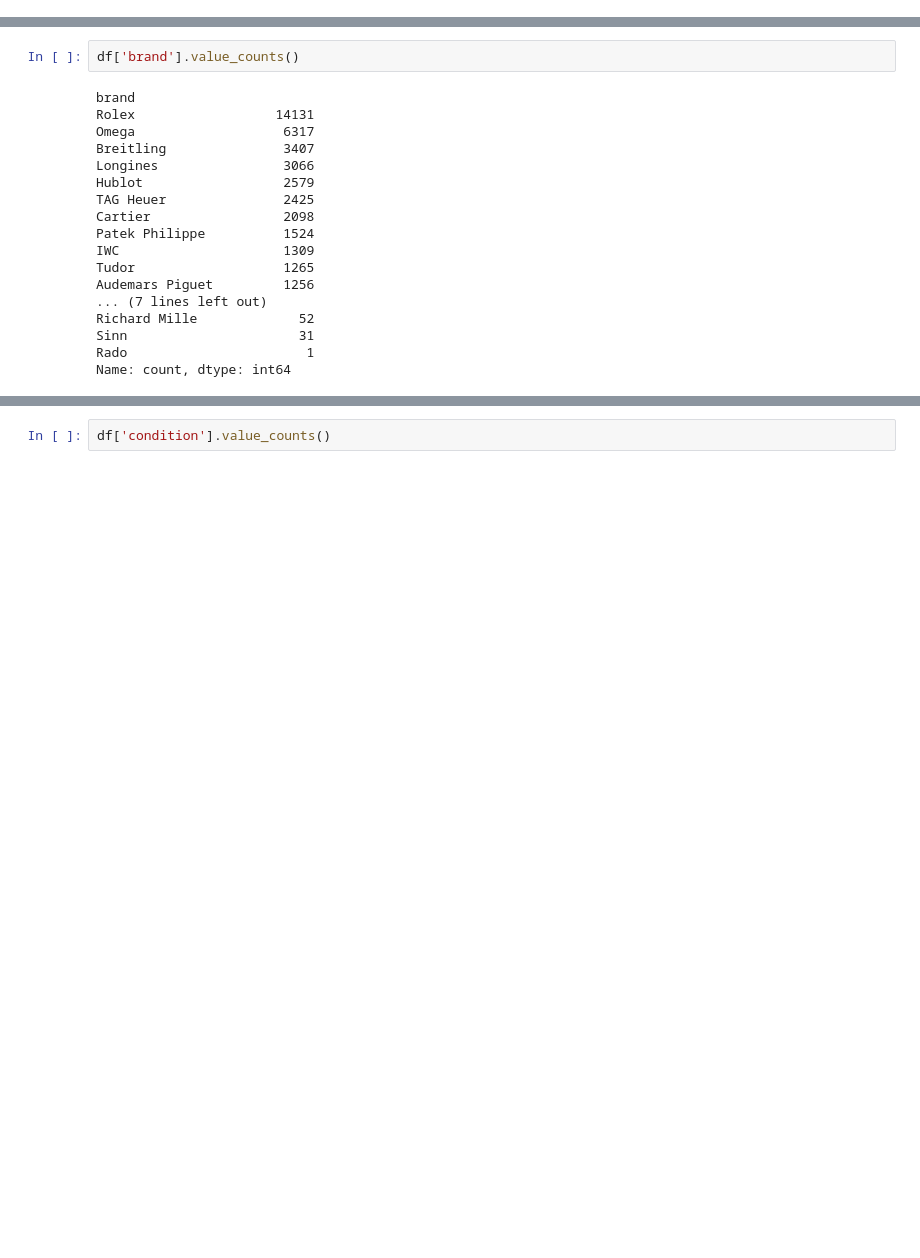
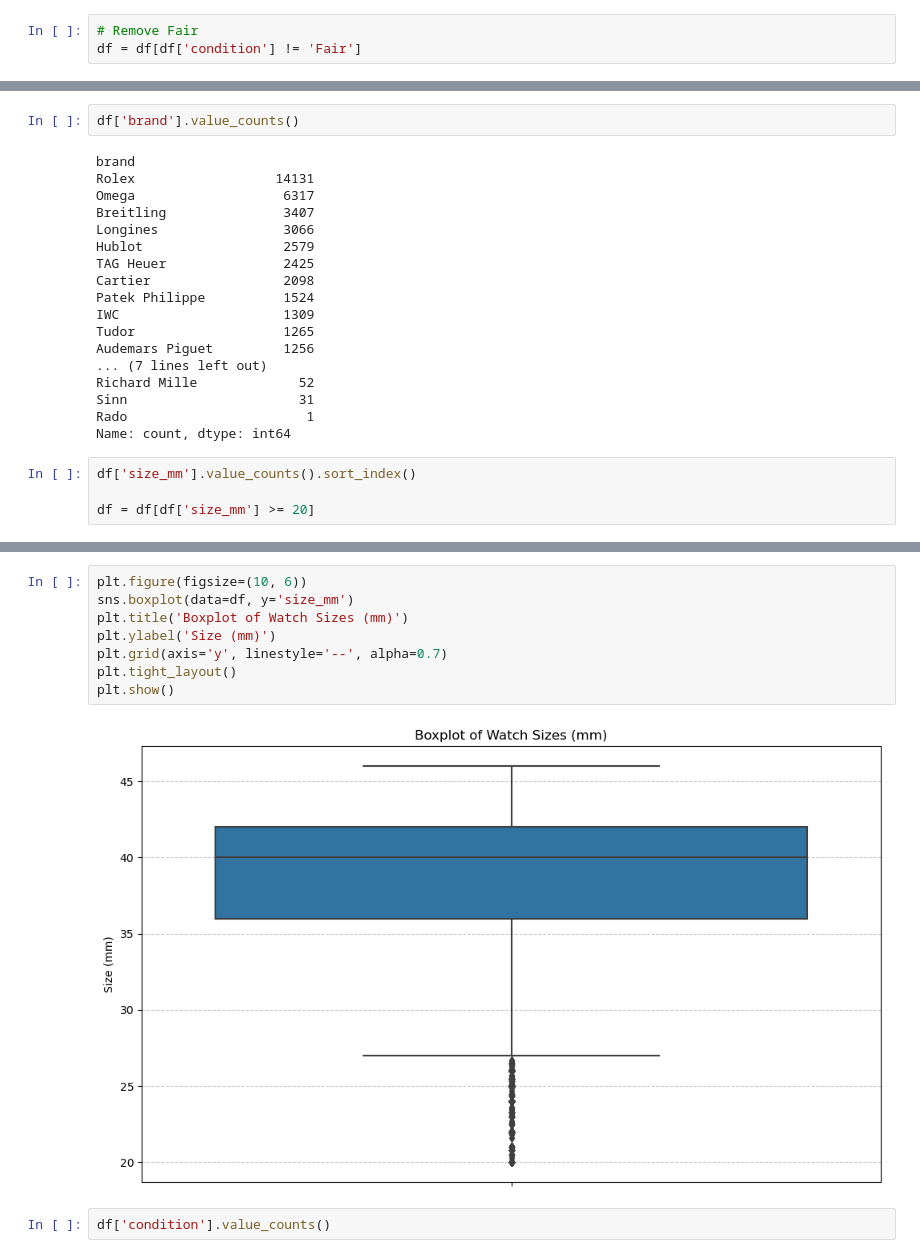
Before and after one commit to Faris35/Capstone-Project-Nuzul, a Jupyter notebook: watches_insights.ipynb, the cells around one changed output, grey strips where cells are left out. Cells and saved outputs as stored; diff of their text form; blank space fills up the shorter version.

```diff
--- a/watches_insights.ipynb
+++ b/watches_insights.ipynb
@@ -210,6 +238,9 @@ def remove_outliers_by_brand(df, column='price_usd', group_col='brand', lower_pe
 
 # Apply the function to the dataset
 df = remove_outliers_by_brand(df)
+# %%
+# Remove Fair
+df = df[df['condition'] != 'Fair']
 # %%
 df.shape
 # %% [output]
@@ -245,3 +276,7 @@ Richard Mille             52
 Sinn                      31
 Rado                       1
 Name: count, dtype: int64
+# %%
+df['size_mm'].value_counts().sort_index()
+
+df = df[df['size_mm'] >= 20]
@@ -248,3 +295,13 @@ Name: count, dtype: int64
+# %%
+plt.figure(figsize=(10, 6))
+sns.boxplot(data=df, y='size_mm')
+plt.title('Boxplot of Watch Sizes (mm)')
+plt.ylabel('Size (mm)')
+plt.grid(axis='y', linestyle='--', alpha=0.7)
+plt.tight_layout()
+plt.show()
+# %% [output]
+[figure, added]
 # %%
 df['condition'].value_counts()
 # %% [output]
```
Also changed, not shown: parts of 13 cells of this notebook, 2 other files.
